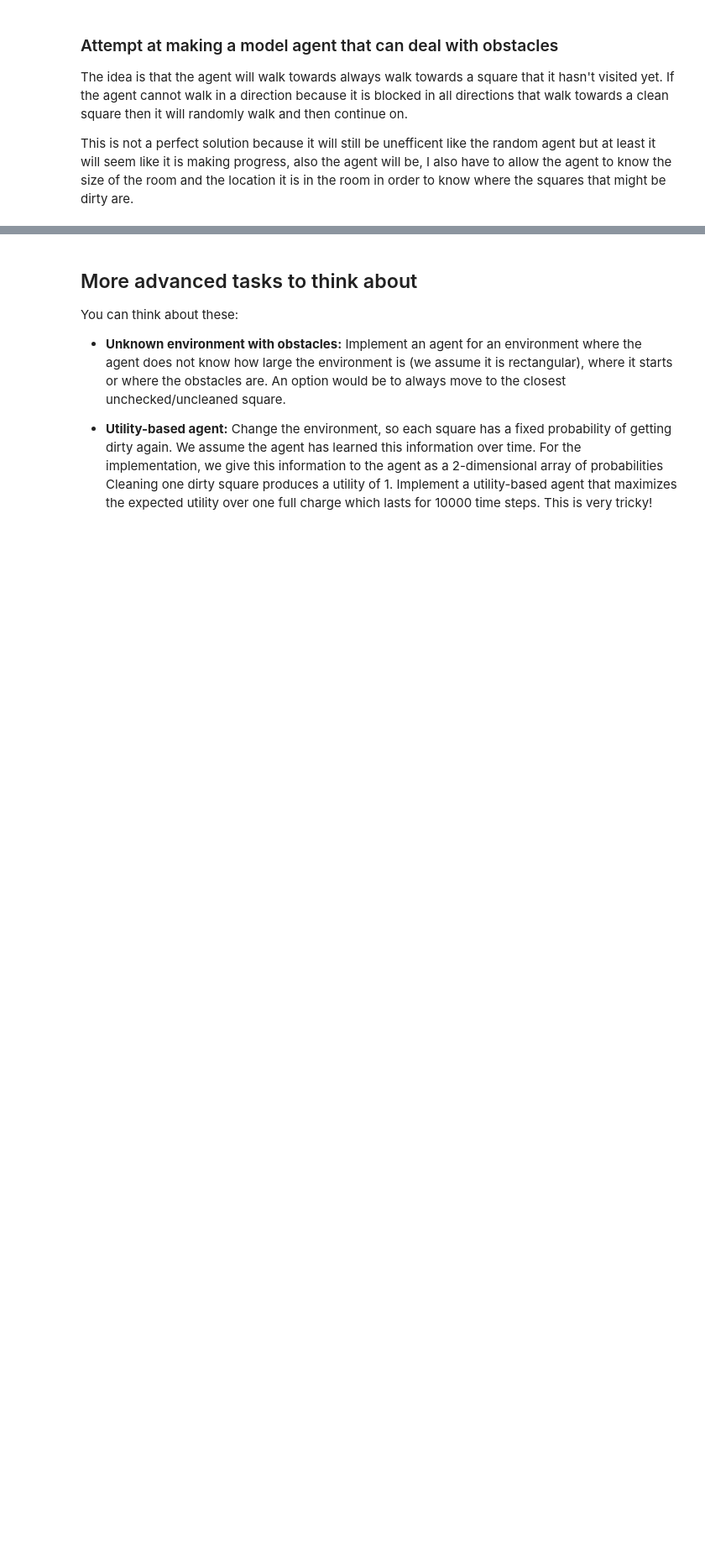
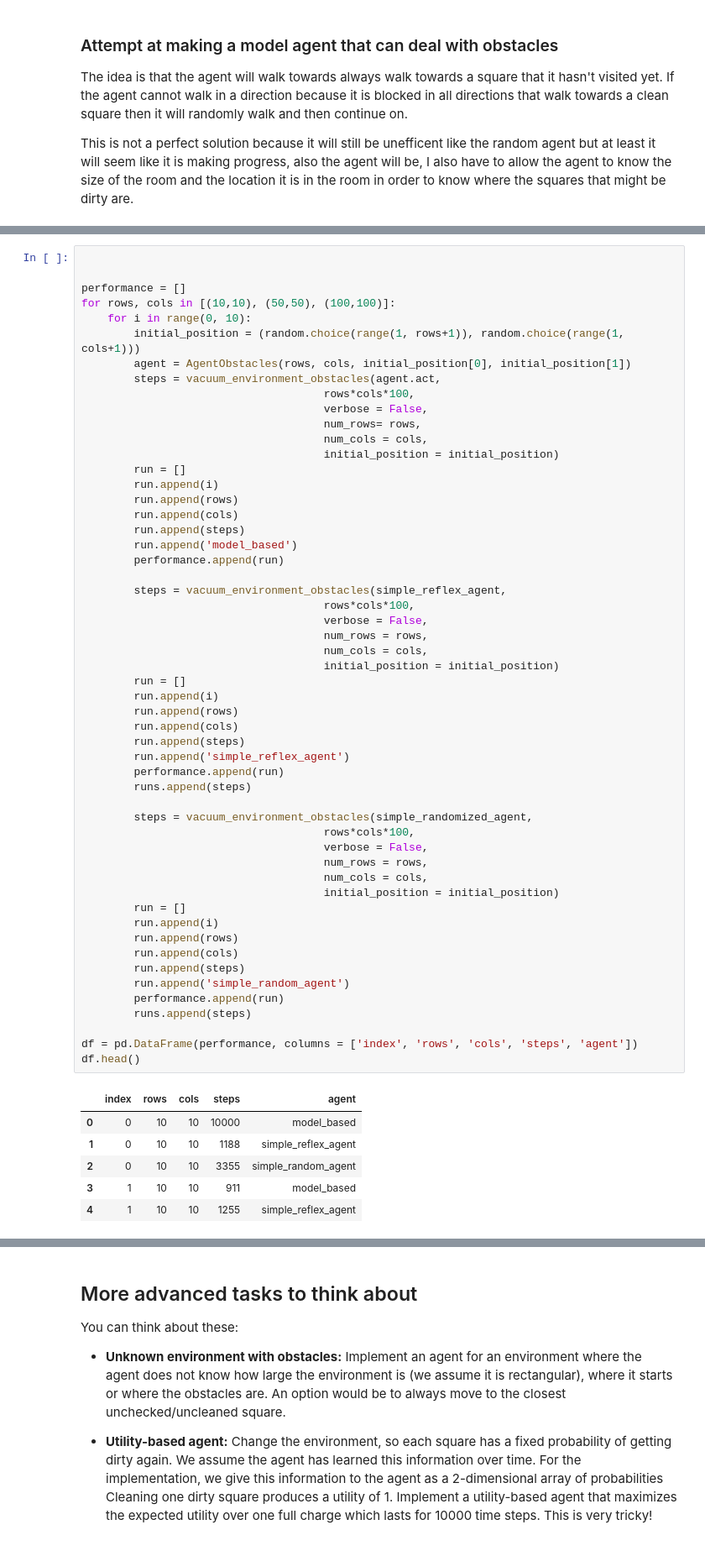
Before and after one commit to nlarsensmu/CS7320-AI, a Jupyter notebook: Agents/simple_randomized_agent.ipynb, the cells around one changed output, grey strips where cells are left out. Shown: that part at 84% size. Saved outputs shown, nothing was run; the diff lists cells and outputs as text; blank space fills up the shorter version.

```diff
--- a/Agents/simple_randomized_agent.ipynb
+++ b/Agents/simple_randomized_agent.ipynb
@@ -886,0 +799,61 @@ vacuum_environment_obstacles(agent.act,
+# %%
+
+
+performance = []
+for rows, cols in [(10,10), (50,50), (100,100)]:
+    for i in range(0, 10):
+        initial_position = (random.choice(range(1, rows+1)), random.choice(range(1, cols+1)))
+        agent = AgentObstacles(rows, cols, initial_position[0], initial_position[1])
+        steps = vacuum_environment_obstacles(agent.act,
+                                     rows*cols*100,
+                                     verbose = False,
+                                     num_rows= rows,
+                                     num_cols = cols,
+                                     initial_position = initial_position)
+        run = []
+        run.append(i)
+        run.append(rows)
+        run.append(cols)
+        run.append(steps)
+        run.append('model_based')
+        performance.append(run)
+
+        steps = vacuum_environment_obstacles(simple_reflex_agent,
+                                     rows*cols*100,
+                                     verbose = False,
+                                     num_rows = rows,
+                                     num_cols = cols,
+                                     initial_position = initial_position)
+        run = []
+        run.append(i)
+        run.append(rows)
+        run.append(cols)
+        run.append(steps)
+        run.append('simple_reflex_agent')
+        performance.append(run)
+        runs.append(steps)
+
+        steps = vacuum_environment_obstacles(simple_randomized_agent,
+                                     rows*cols*100,
+                                     verbose = False,
+                                     num_rows = rows,
+                                     num_cols = cols,
+                                     initial_position = initial_position)
+        run = []
+        run.append(i)
+        run.append(rows)
+        run.append(cols)
+        run.append(steps)
+        run.append('simple_random_agent')
+        performance.append(run)
+        runs.append(steps)
+
+df = pd.DataFrame(performance, columns = ['index', 'rows', 'cols', 'steps', 'agent'])
+df.head()
+# %% [output]
+|  | index | rows | cols | steps | agent |
+| 0 | 0 | 10 | 10 | 10000 | model_based |
+| 1 | 0 | 10 | 10 | 1188 | simple_reflex_agent |
+| 2 | 0 | 10 | 10 | 3355 | simple_random_agent |
+| 3 | 1 | 10 | 10 | 911 | model_based |
+| 4 | 1 | 10 | 10 | 1255 | simple_reflex_agent |
```
Also changed, not shown: parts of 19 cells of this notebook.
